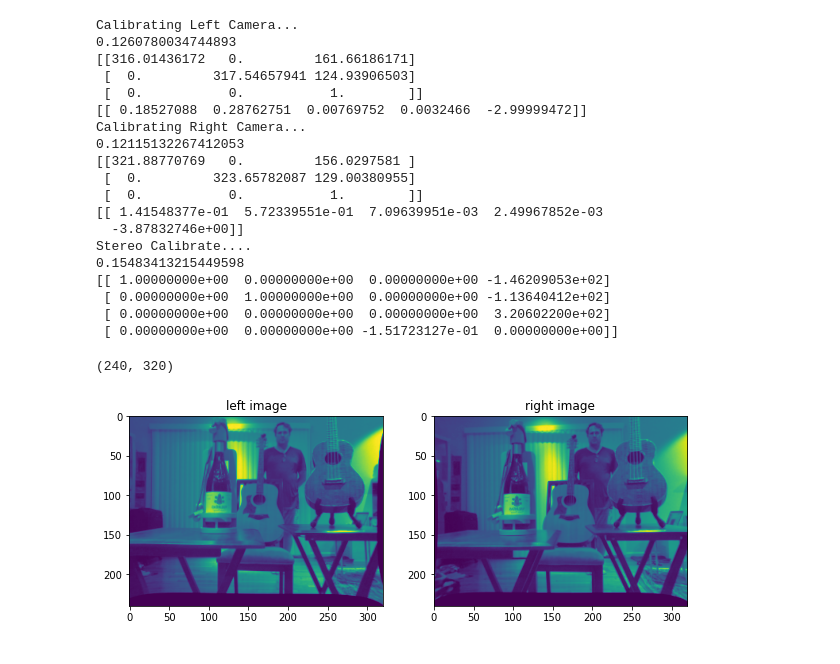
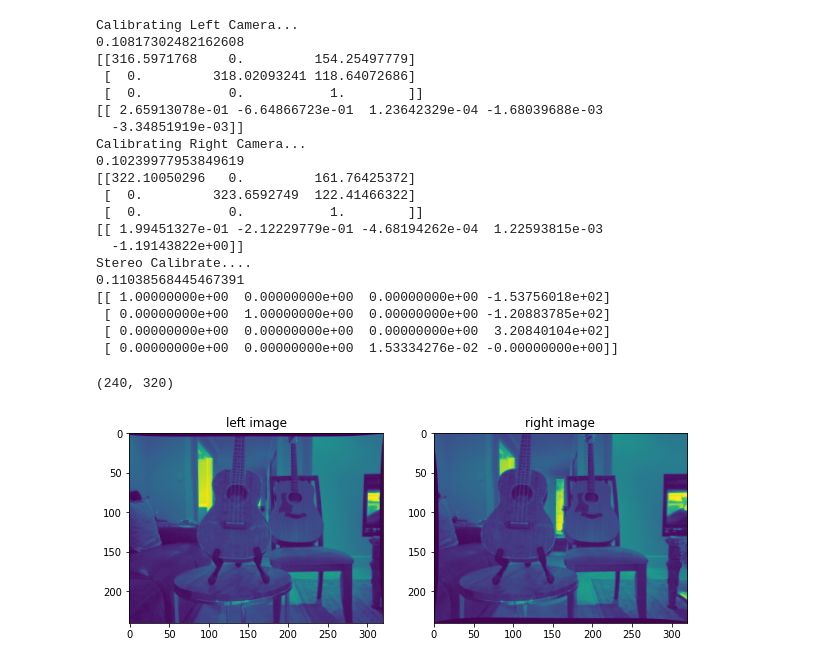
Before and after one commit to jeffrwatts/stereo-camera, a Jupyter notebook: stereo_calibrate.ipynb, the cells around one changed output. Cells and saved outputs as stored; diff of their text form; code cells hidden in the pictures.

```diff
--- a/stereo_calibrate.ipynb
+++ b/stereo_calibrate.ipynb
@@ -143,8 +143,8 @@ def calibrate_cameras(object_points, left_image_points, right_image_points, imag
 
     return left_map_1, left_map_2, right_map_1, right_map_2, Q
 # %%
-image_search = './stereo_calibrate_images/*.png'
-checker_def = (9,6,4)
+image_search = './calibrate_images/*.png'
+checker_def = (9,6,40)
 scale_ratio = 0.5
 
 object_points, left_image_points, right_image_points, image_dims = get_corners (image_search, checker_def, scale_ratio)
@@ -154,41 +154,42 @@ scaled_image_dims = (int(image_dims[0]*scale_ratio), int(image_dims[1]*scale_rat
 left_map_1, left_map_2, right_map_1, right_map_2, Q = calibrate_cameras(object_points, left_image_points, right_image_points, scaled_image_dims)
 # %% [output]
 Calibrating Left Camera...
-0.1260780034744893
-[[316.01436172   0.         161.66186171]
- [  0.         317.54657941 124.93906503]
+0.10817302482162608
+[[316.5971768    0.         154.25497779]
+ [  0.         318.02093241 118.64072686]
  [  0.           0.           1.        ]]
-[[ 0.18527088  0.28762751  0.00769752  0.0032466  -2.99999472]]
+[[ 2.65913078e-01 -6.64866723e-01  1.23642329e-04 -1.68039688e-03
+  -3.34851919e-03]]
 Calibrating Right Camera...
-0.12115132267412053
-[[321.88770769   0.         156.0297581 ]
- [  0.         323.65782087 129.00380955]
+0.10239977953849619
+[[322.10050296   0.         161.76425372]
+ [  0.         323.6592749  122.41466322]
  [  0.           0.           1.        ]]
-[[ 1.41548377e-01  5.72339551e-01  7.09639951e-03  2.49967852e-03
-  -3.87832746e+00]]
+[[ 1.99451327e-01 -2.12229779e-01 -4.68194262e-04  1.22593815e-03
+  -1.19143822e+00]]
 Stereo Calibrate....
-0.15483413215449598
-[[ 1.00000000e+00  0.00000000e+00  0.00000000e+00 -1.46209053e+02]
- [ 0.00000000e+00  1.00000000e+00  0.00000000e+00 -1.13640412e+02]
- [ 0.00000000e+00  0.00000000e+00  0.00000000e+00  3.20602200e+02]
- [ 0.00000000e+00  0.00000000e+00 -1.51723127e-01  0.00000000e+00]]
+0.11038568445467391
+[[ 1.00000000e+00  0.00000000e+00  0.00000000e+00 -1.53756018e+02]
+ [ 0.00000000e+00  1.00000000e+00  0.00000000e+00 -1.20883785e+02]
+ [ 0.00000000e+00  0.00000000e+00  0.00000000e+00  3.20840104e+02]
+ [ 0.00000000e+00  0.00000000e+00  1.53334276e-02 -0.00000000e+00]]
 # %%
-image_filename = 'dm-tune.jpg'
+image_filename = './dm-tune.jpg'
 
 image_pair = cv2.imread(image_filename, cv2.IMREAD_COLOR)
 image_pair = cv2.cvtColor(image_pair,cv2.COLOR_RGB2GRAY)
 image_left, image_right, (width, height) = split_image(image_pair)
 print(image_left.shape)
 
 rectified_image_left = cv2.remap(image_left, left_map_1, left_map_2, interpolation=cv2.INTER_LINEAR, borderMode=cv2.BORDER_CONSTANT)
 rectified_image_right = cv2.remap(image_right, right_map_1, right_map_2, interpolation=cv2.INTER_LINEAR, borderMode=cv2.BORDER_CONSTANT)
 
 _, image_cells = plt.subplots(1, 2, figsize=(10, 10))
 image_cells[0].imshow(rectified_image_left)
 image_cells[0].set_title('left image')
 image_cells[1].imshow(rectified_image_right)
 image_cells[1].set_title('right image')
 plt.show()
 # %% [output]
 (240, 320)
-[figure, old version]
+[figure, new version]
```
Also changed, not shown: 57 other files.
